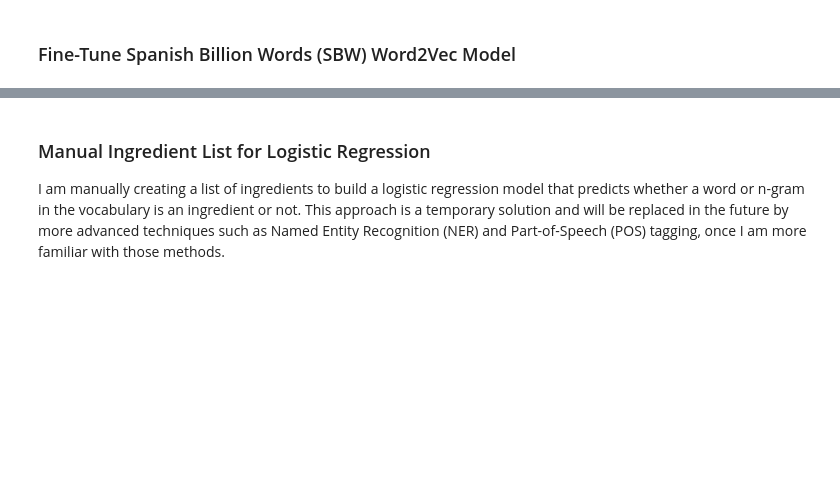
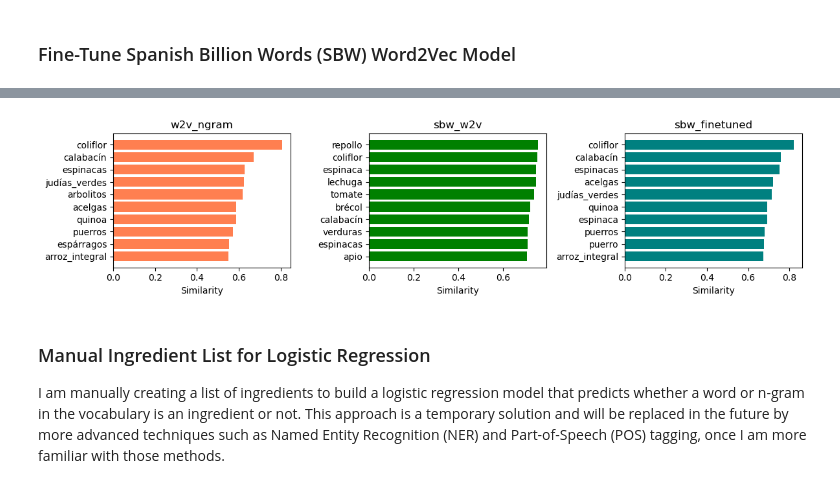
Before and after one commit to garimasc/RecipesInSpanish, a Jupyter notebook: word2vec.ipynb, the cells around one changed output, grey strips where cells are left out. Drawn from its saved outputs; the diff is of its cells as text; code cells hidden in the pictures; blank space fills up the shorter version.

```diff
--- a/word2vec.ipynb
+++ b/word2vec.ipynb
@@ -192,3 +161,32 @@ AttributeErrorAttributeError: 'KeyedVectors' object has no attribute 'vectors_lo
+# %%
+import matplotlib.pyplot as plt
+
+def plot_topn_similar(word, topn=10):
+    # Get most similar words for each model
+    sim_w2v = w2v_model.wv.most_similar(word, topn=topn)
+    sim_sbw = sbw_w2v.most_similar(word, topn=topn) if word in sbw_w2v else []
+    sim_sbw_finetuned = sbw_finetuned_w2v_ngram.wv.most_similar(word, topn=topn) if word in sbw_finetuned_w2v_ngram.wv else []
+
+    fig, axes = plt.subplots(1, 3, figsize=(12, 3))
+    titles = ['w2v_ngram', 'sbw_w2v', 'sbw_finetuned']
+
+    for ax, sim, cc, title in zip(axes, [sim_w2v, sim_sbw, sim_sbw_finetuned], ['coral','green','teal'], titles):
+        if sim:
+            words, scores = zip(*sim)
+            ax.barh(words, scores, color = cc)
+            ax.invert_yaxis()
+            ax.set_title(title)
+            ax.set_xlabel('Similarity')
+        else:
+            ax.set_title(f"{title}\n(word not in vocab)")
+            ax.axis('off')
+
+    plt.tight_layout()
+    plt.show()
+
+plot_topn_similar('brócoli', topn=10)
+# %% [output]
+[figure, added]
 # %% [markdown]
 ### Manual Ingredient List for Logistic Regression
 
```
Also changed, not shown: parts of 7 cells of this notebook, 3 other files.
